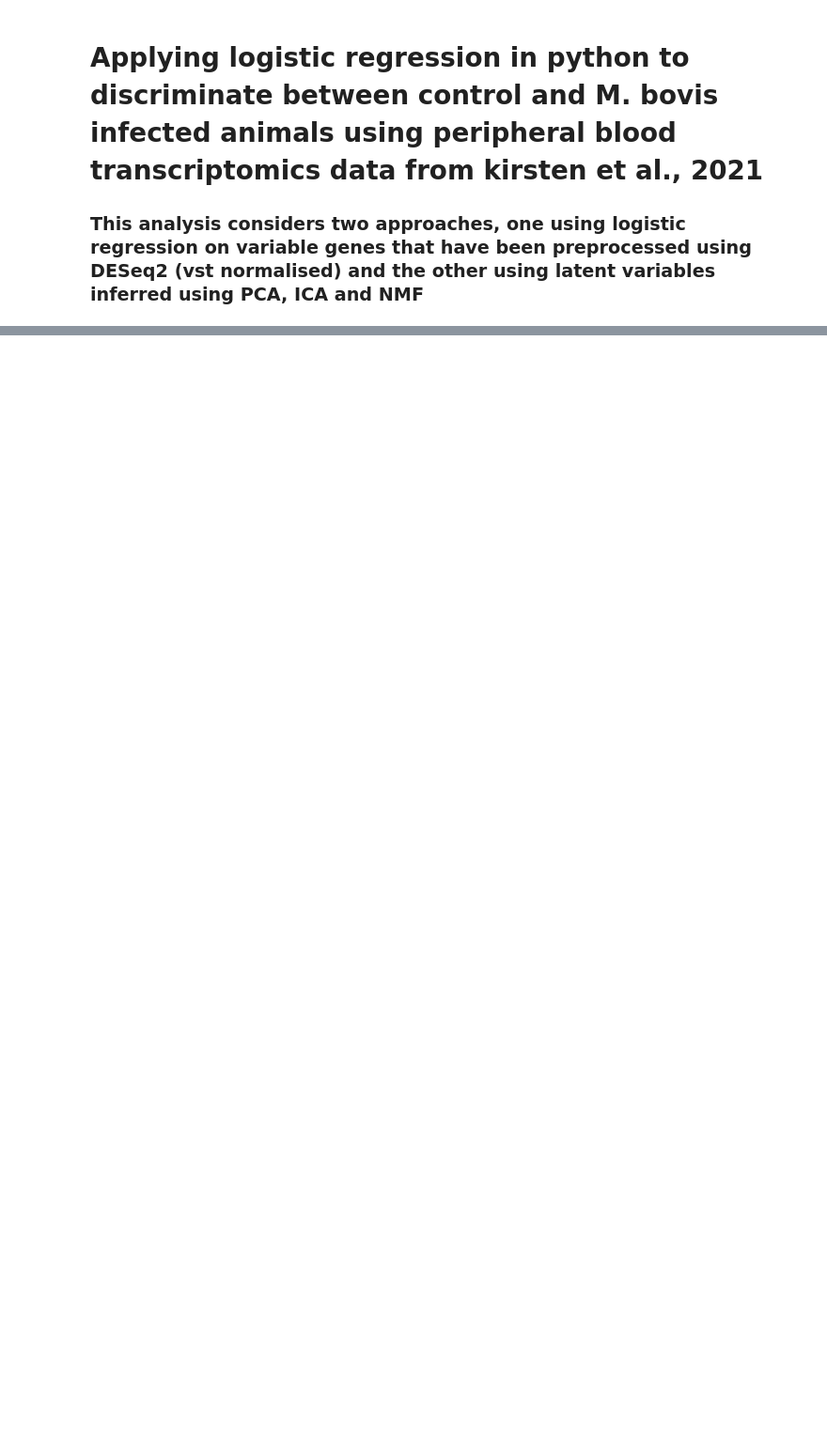
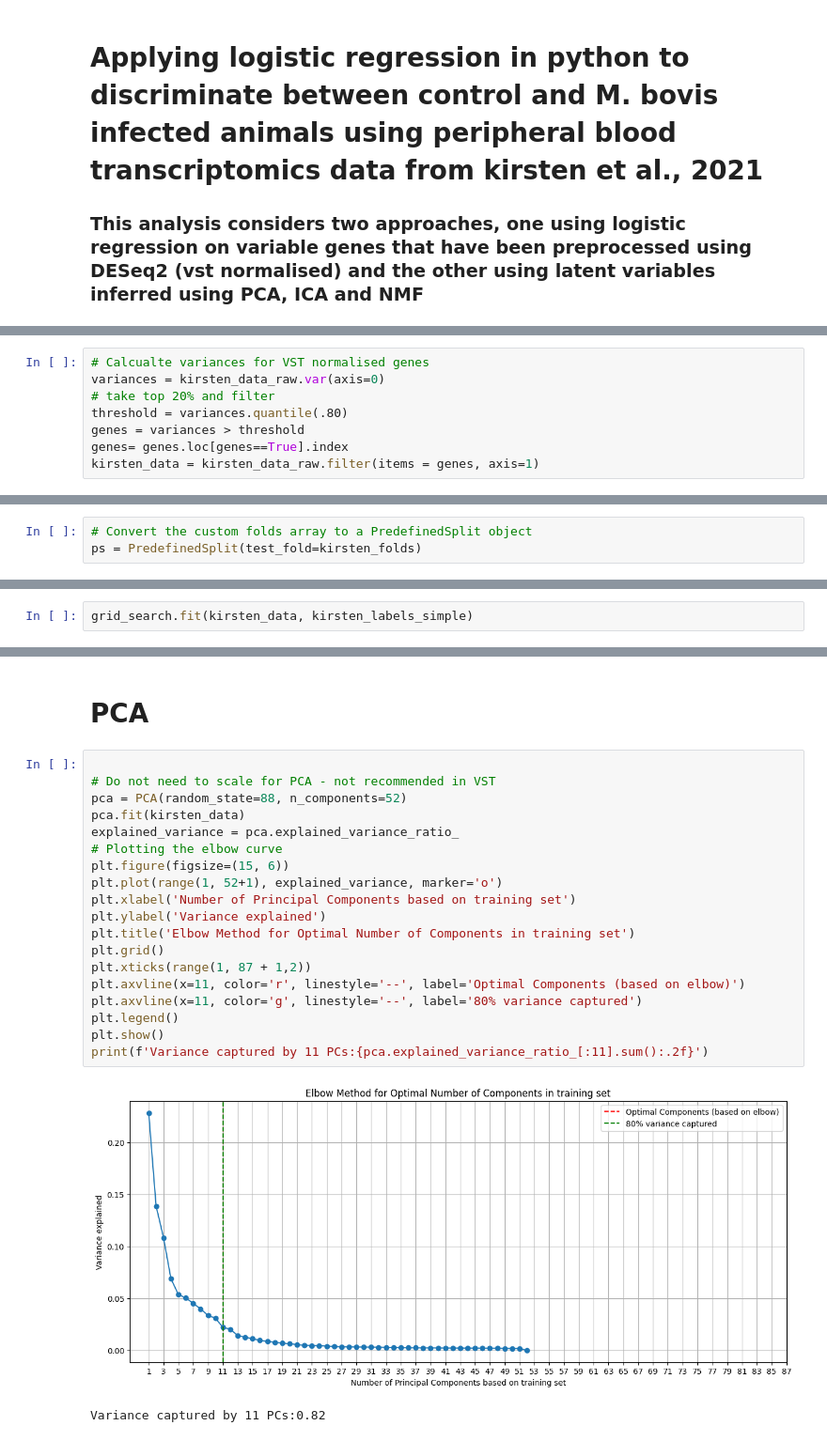
Before and after one commit to jfogrady1/ML4Tb, a Jupyter notebook: bin/Logistic_regression/2_Kirsten_data_Logistic_regression.ipynb, the cells around one changed output, grey strips where cells are left out. Shown at 94% size. Saved outputs shown, nothing was run; the diff lists cells and outputs as text; blank space fills up the shorter version.

Commit message:
Generated gene-based classifier for kirsten's data

```diff
--- a/bin/Logistic_regression/2_Kirsten_data_Logistic_regression.ipynb
+++ b/bin/Logistic_regression/2_Kirsten_data_Logistic_regression.ipynb
@@ -27,0 +47,8 @@ font = {'fontname':'Arial'}
+# %%
+# Calcualte variances for VST normalised genes
+variances = kirsten_data_raw.var(axis=0)
+# take top 20% and filter
+threshold = variances.quantile(.80)
+genes = variances > threshold
+genes= genes.loc[genes==True].index
+kirsten_data = kirsten_data_raw.filter(items = genes, axis=1)
@@ -27,0 +65,3 @@ font = {'fontname':'Arial'}
+# %%
+# Convert the custom folds array to a PredefinedSplit object
+ps = PredefinedSplit(test_fold=kirsten_folds)
@@ -27,0 +96,2 @@ font = {'fontname':'Arial'}
+# %%
+grid_search.fit(kirsten_data, kirsten_labels_simple)
@@ -27,0 +173,24 @@ font = {'fontname':'Arial'}
+# %% [markdown]
+# PCA
+# %%
+
+# Do not need to scale for PCA - not recommended in VST
+pca = PCA(random_state=88, n_components=52)
+pca.fit(kirsten_data)
+explained_variance = pca.explained_variance_ratio_
+# Plotting the elbow curve
+plt.figure(figsize=(15, 6))
+plt.plot(range(1, 52+1), explained_variance, marker='o')
+plt.xlabel('Number of Principal Components based on training set')
+plt.ylabel('Variance explained')
+plt.title('Elbow Method for Optimal Number of Components in training set')
+plt.grid()
+plt.xticks(range(1, 87 + 1,2))
+plt.axvline(x=11, color='r', linestyle='--', label='Optimal Components (based on elbow)')
+plt.axvline(x=11, color='g', linestyle='--', label='80% variance captured')
+plt.legend()
+plt.show()
+print(f'Variance captured by 11 PCs:{pca.explained_variance_ratio_[:11].sum():.2f}')
+# %% [output]
+[figure, added]
+Variance captured by 11 PCs:0.82
```
Also changed, not shown: parts of 13 cells of this notebook.
